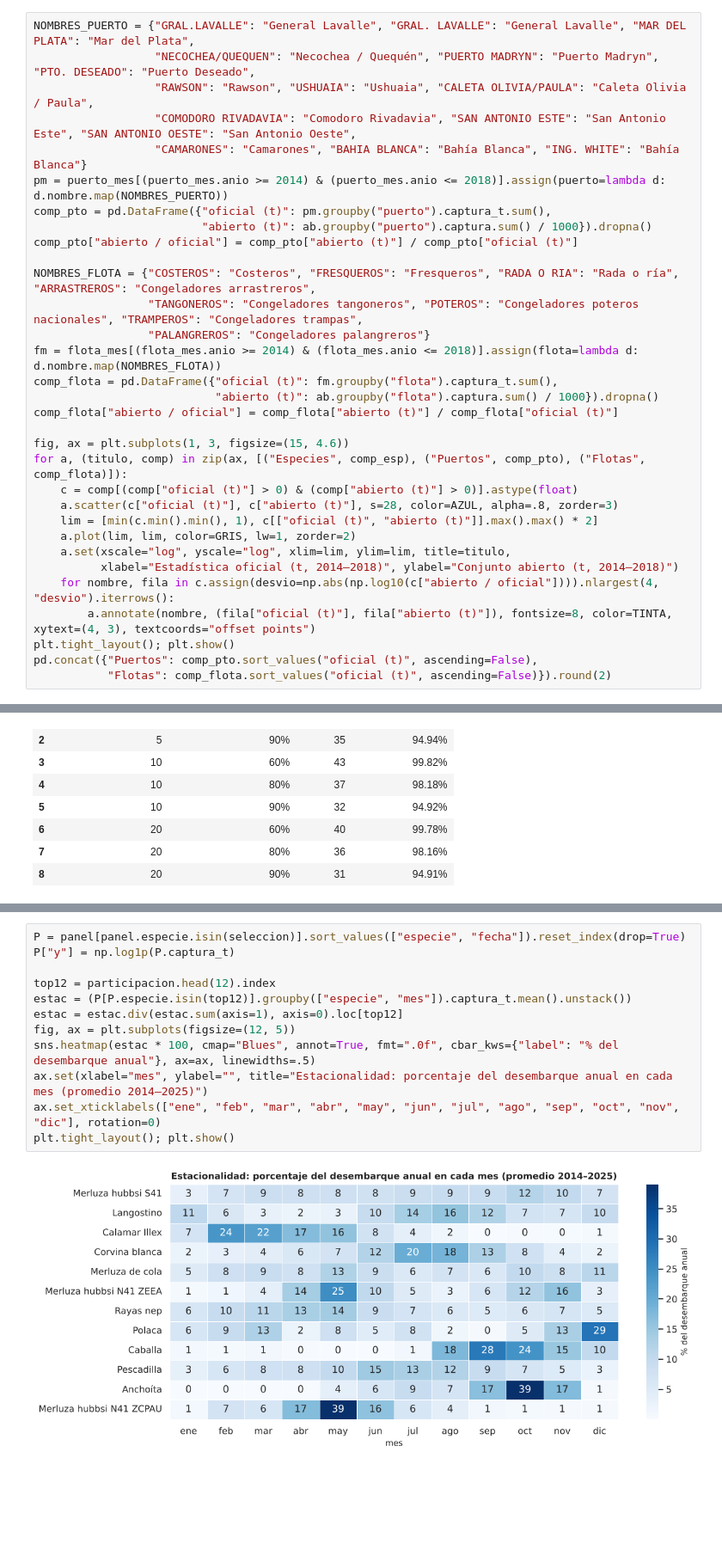
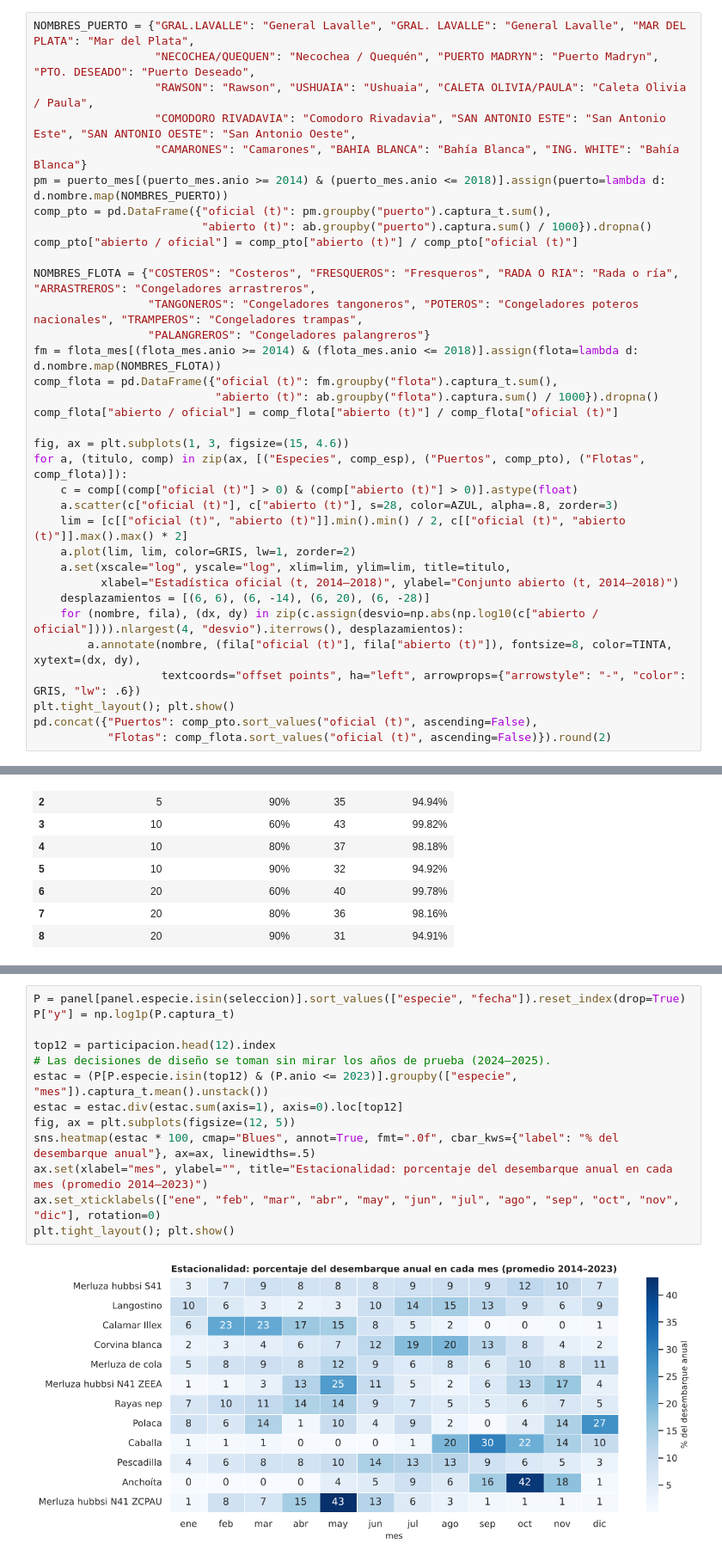
Before and after one commit to ifbotech/APRENDIZAJE-AUTOM-TICO, a Jupyter notebook: Grupo_Nro_12_Tema_Deteccion_Anomalias_Capturas_Pesqueras.ipynb, the cells around one changed output, grey strips where cells are left out. Shown at 86% size. Cells and saved outputs as stored; diff of their text form; blank space fills up the shorter version.

```diff
--- a/Grupo_Nro_12_Tema_Deteccion_Anomalias_Capturas_Pesqueras.ipynb
+++ b/Grupo_Nro_12_Tema_Deteccion_Anomalias_Capturas_Pesqueras.ipynb
@@ -480,12 +487,14 @@ fig, ax = plt.subplots(1, 3, figsize=(15, 4.6))
 for a, (titulo, comp) in zip(ax, [("Especies", comp_esp), ("Puertos", comp_pto), ("Flotas", comp_flota)]):
     c = comp[(comp["oficial (t)"] > 0) & (comp["abierto (t)"] > 0)].astype(float)
     a.scatter(c["oficial (t)"], c["abierto (t)"], s=28, color=AZUL, alpha=.8, zorder=3)
-    lim = [min(c.min().min(), 1), c[["oficial (t)", "abierto (t)"]].max().max() * 2]
+    lim = [c[["oficial (t)", "abierto (t)"]].min().min() / 2, c[["oficial (t)", "abierto (t)"]].max().max() * 2]
     a.plot(lim, lim, color=GRIS, lw=1, zorder=2)
     a.set(xscale="log", yscale="log", xlim=lim, ylim=lim, title=titulo,
           xlabel="Estadística oficial (t, 2014–2018)", ylabel="Conjunto abierto (t, 2014–2018)")
-    for nombre, fila in c.assign(desvio=np.abs(np.log10(c["abierto / oficial"]))).nlargest(4, "desvio").iterrows():
-        a.annotate(nombre, (fila["oficial (t)"], fila["abierto (t)"]), fontsize=8, color=TINTA, xytext=(4, 3), textcoords="offset points")
+    desplazamientos = [(6, 6), (6, -14), (6, 20), (6, -28)]
+    for (nombre, fila), (dx, dy) in zip(c.assign(desvio=np.abs(np.log10(c["abierto / oficial"]))).nlargest(4, "desvio").iterrows(), desplazamientos):
+        a.annotate(nombre, (fila["oficial (t)"], fila["abierto (t)"]), fontsize=8, color=TINTA, xytext=(dx, dy),
+                   textcoords="offset points", ha="left", arrowprops={"arrowstyle": "-", "color": GRIS, "lw": .6})
 plt.tight_layout(); plt.show()
 pd.concat({"Puertos": comp_pto.sort_values("oficial (t)", ascending=False),
            "Flotas": comp_flota.sort_values("oficial (t)", ascending=False)}).round(2)
@@ -689,17 +704,18 @@ Especies seleccionadas: 43 de 106 | cubren el 99.82% del desembarque 2014–2025
 # %%
 P = panel[panel.especie.isin(seleccion)].sort_values(["especie", "fecha"]).reset_index(drop=True)
 P["y"] = np.log1p(P.captura_t)
 
 top12 = participacion.head(12).index
-estac = (P[P.especie.isin(top12)].groupby(["especie", "mes"]).captura_t.mean().unstack())
+# Las decisiones de diseño se toman sin mirar los años de prueba (2024–2025).
+estac = (P[P.especie.isin(top12) & (P.anio <= 2023)].groupby(["especie", "mes"]).captura_t.mean().unstack())
 estac = estac.div(estac.sum(axis=1), axis=0).loc[top12]
 fig, ax = plt.subplots(figsize=(12, 5))
 sns.heatmap(estac * 100, cmap="Blues", annot=True, fmt=".0f", cbar_kws={"label": "% del desembarque anual"}, ax=ax, linewidths=.5)
-ax.set(xlabel="mes", ylabel="", title="Estacionalidad: porcentaje del desembarque anual en cada mes (promedio 2014–2025)")
+ax.set(xlabel="mes", ylabel="", title="Estacionalidad: porcentaje del desembarque anual en cada mes (promedio 2014–2023)")
 ax.set_xticklabels(["ene", "feb", "mar", "abr", "may", "jun", "jul", "ago", "sep", "oct", "nov", "dic"], rotation=0)
 plt.tight_layout(); plt.show()
 # %% [output]
-[figure, old version]
+[figure, new version]
 # %% [markdown]
 **Figura 4**
 *Estacionalidad de las 12 especies con mayor desembarque*
```
Also changed, not shown: parts of 47 cells of this notebook.
